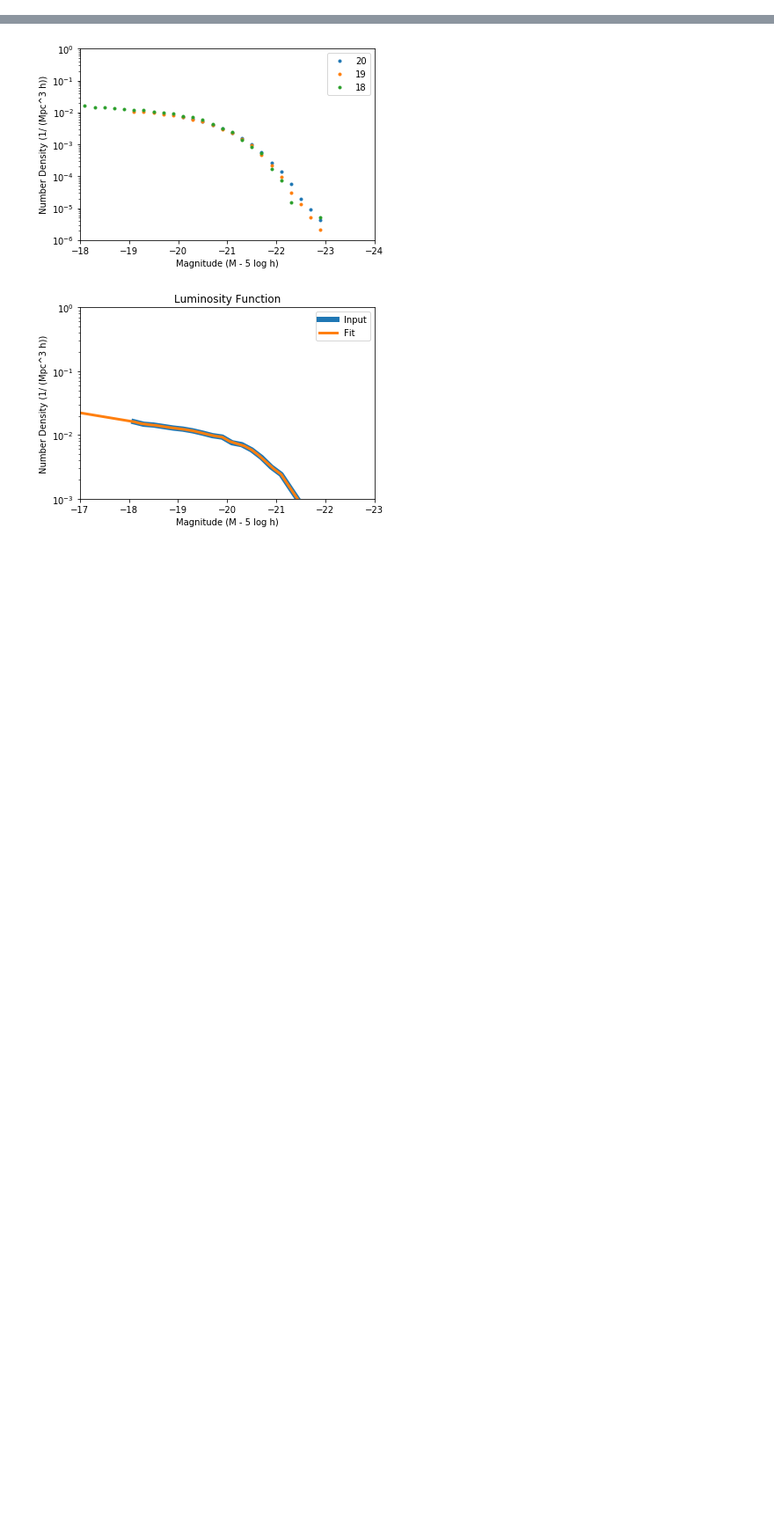
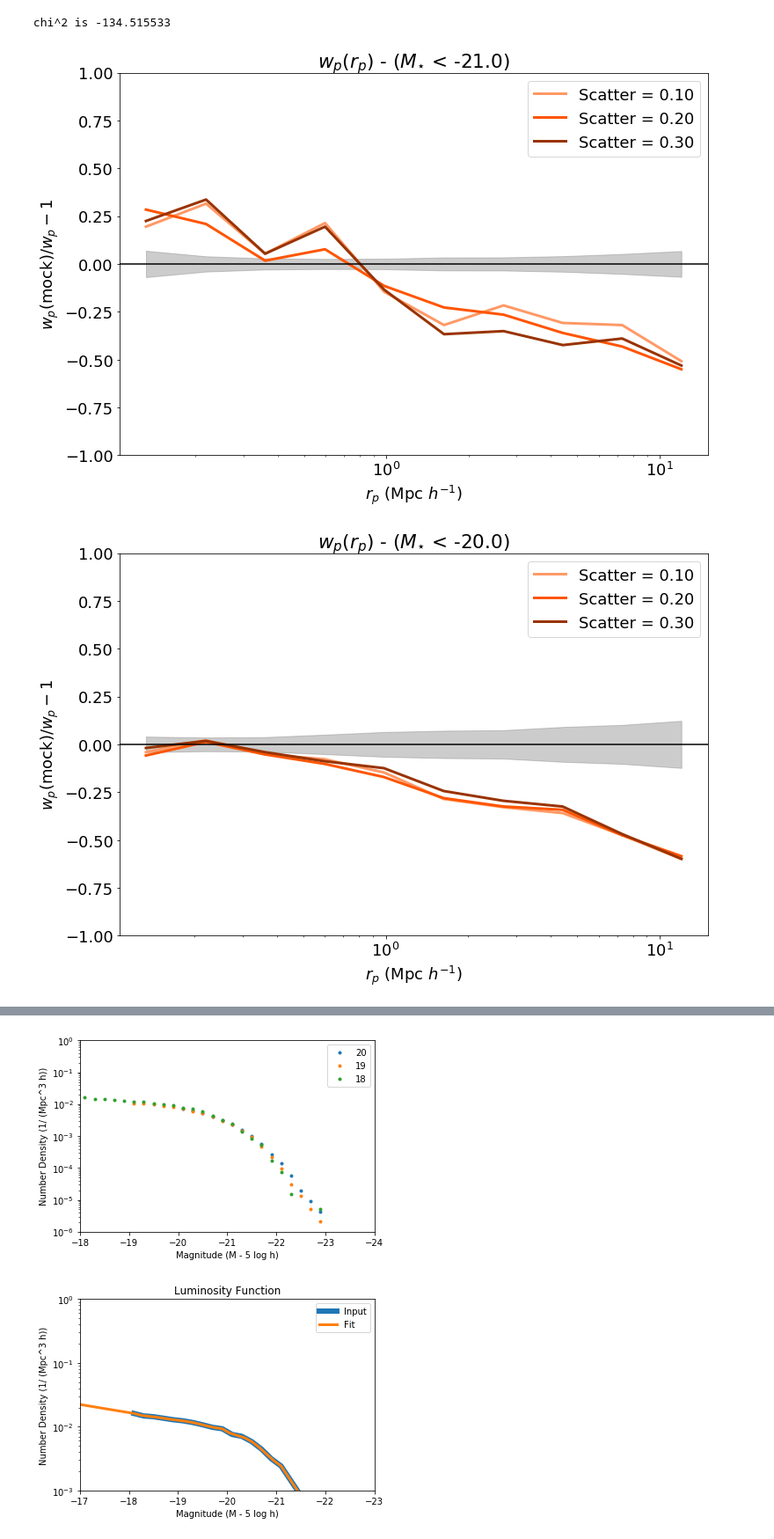
Before and after one commit to swagnercarena/am_abundance_matching, a Jupyter notebook: test_notebook.ipynb, the cells around one changed output, grey strips where cells are left out. Shown at 88% size. Saved outputs shown, nothing was run; the diff lists cells and outputs as text; code cells hidden in the pictures; blank space fills up the shorter version.

```diff
--- a/test_notebook.ipynb
+++ b/test_notebook.ipynb
@@ -31,0 +88,53 @@ halos = np.load(halo_path + 'hlist_1.00000.npy')
+# %%
+custom_blues_complement = ["#FF9966", "#FF7733", "#FF5500", "#CC4400", "#993300","#662200"]
+
+# M_star < -21
+plt.figure(figsize=(12,8))
+legend = []
+for wp_binned in wp_binneds[0]:
+    plt.plot(wp_21[:,0],wp_binned/wp_21[:,1]-1,lw=3,c=custom_blues_complement[2*len(legend)])
+    legend.append('Scatter = %.2f'%(scatters[len(legend)]))
+plt.fill_between(wp_21[:,0],-np.sqrt(wp_21_var)/wp_21[:,1],np.sqrt(wp_21_var)/wp_21[:,1],alpha=0.4,color='grey')
+plt.title('$w_p(r_p)$ - ($M_{\star}$ < %.1f)'%(mag_cuts[0]))
+plt.legend(legend)
+plt.ylabel('$w_p (\mathrm{mock}) / w_p - 1$')
+plt.xlabel('$r_p \ (\mathrm{Mpc } \ h^{-1})$')
+plt.ylim([-1,1])
+plt.xscale('log')
+plt.axhline(0,c='k')
+
+# M_star < -20
+plt.figure(figsize=(12,8))
+legend = []
+for wp_binned in wp_binneds[1]:
+    plt.plot(wp_20[:,0],wp_binned/wp_20[:,1]-1,lw=3,c=custom_blues_complement[2*len(legend)])
+    legend.append('Scatter = %.2f'%(scatters[len(legend)]))
+plt.fill_between(wp_20[:,0],-np.sqrt(wp_20_var)/wp_20[:,1],np.sqrt(wp_20_var)/wp_20[:,1],alpha=0.4,color='grey')
+plt.title('$w_p(r_p)$ - ($M_{\star}$ < %.1f)'%(mag_cuts[1]))
+plt.legend(legend)
+plt.ylabel('$w_p (\mathrm{mock}) / w_p - 1$')
+plt.xlabel('$r_p \ (\mathrm{Mpc } \ h^{-1})$')
+plt.ylim([-1,1])
+plt.xscale('log')
+plt.axhline(0,c='k')
+
+# M_star < -18
+plt.figure(figsize=(12,8))
+legend = []
+for wp_binned in wp_binneds[2]:
+    plt.plot(wp_18[:,0],wp_binned/wp_18[:,1]-1,lw=3,c=custom_blues_complement[2*len(legend)])
+    legend.append('Scatter = %.2f'%(scatters[len(legend)]))
+plt.fill_between(wp_18[:,0],-np.sqrt(wp_18_var)/wp_18[:,1],np.sqrt(wp_18_var)/wp_18[:,1],alpha=0.4,color='grey')
+plt.title('$w_p(r_p)$ - ($M_{\star}$ < %.1f)'%(mag_cuts[2]))
+plt.legend(legend)
+plt.ylabel('$w_p (\mathrm{mock}) / w_p - 1$')
+plt.xlabel('$r_p \ (\mathrm{Mpc } \ h^{-1})$')
+plt.ylim([-1,1])
+plt.xscale('log')
+plt.axhline(0,c='k')
+
+print('chi^2 is %f'%(multivariate_normal.logpdf(wp_binned,wp_20[:,1],wp_20_cov)))
+# %% [output]
+chi^2 is -134.515533
+[figure, added]
+[figure, added]
```
Also changed, not shown: parts of 5 cells of this notebook, 1 other file.
